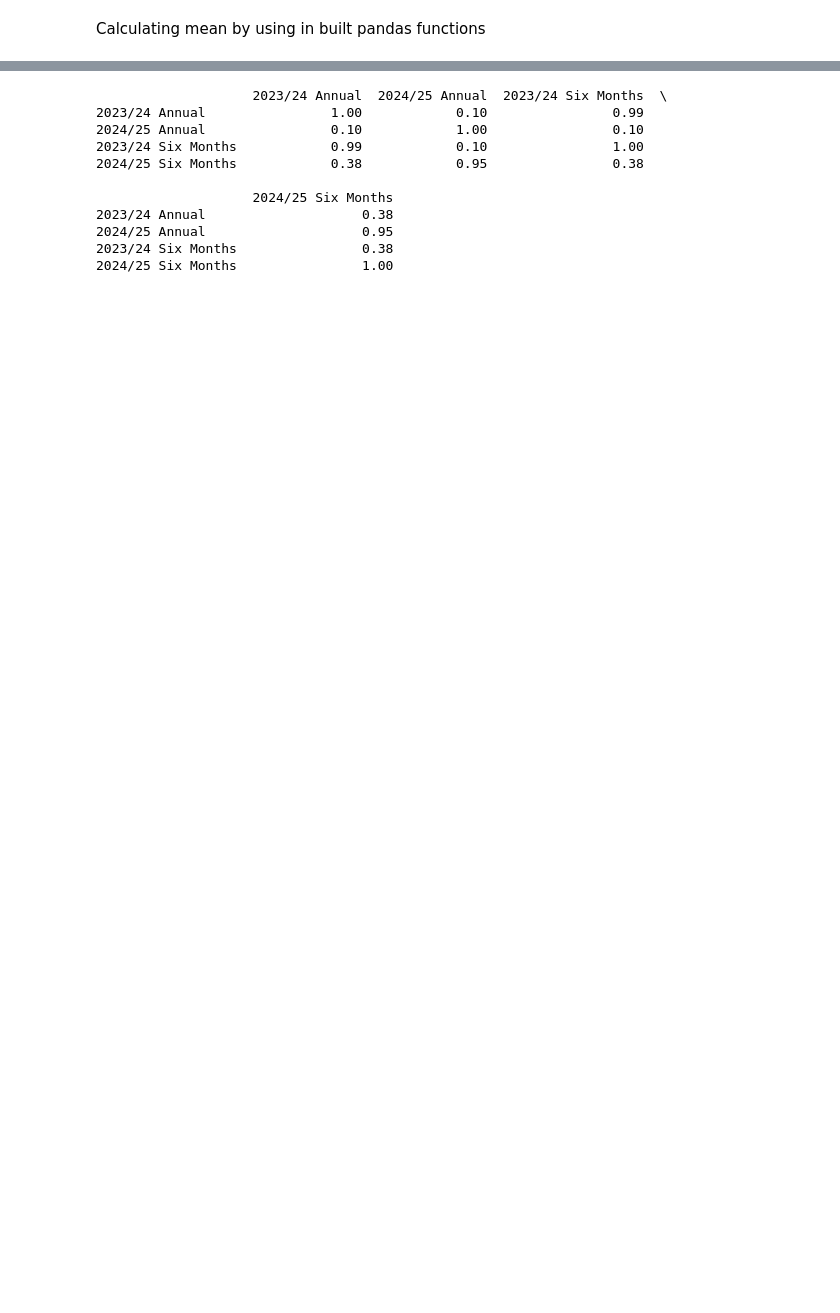
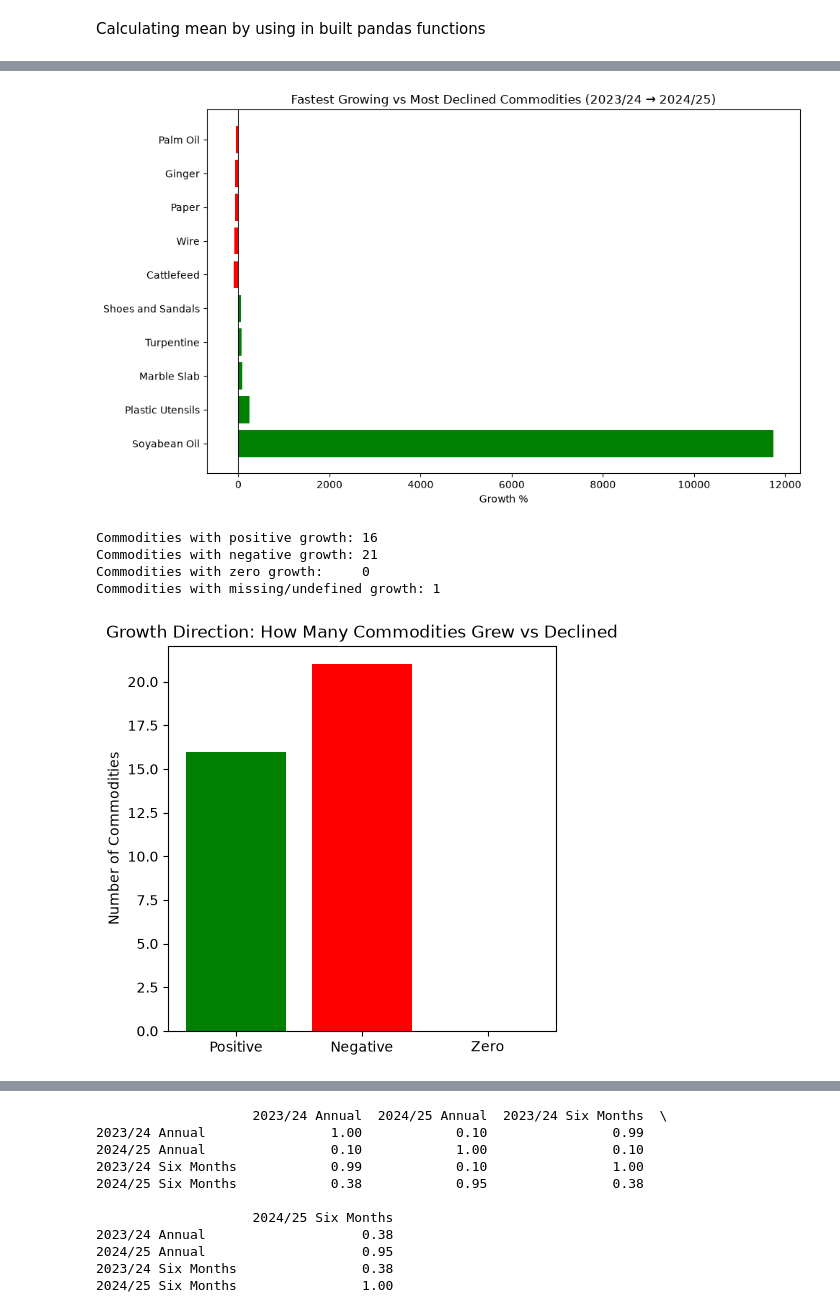
Before and after one commit to mesuvein23/SocrateAI, a Jupyter notebook: project_economics.ipynb, the cells around one changed output, grey strips where cells are left out. Saved outputs shown, nothing was run; the diff lists cells and outputs as text; code cells hidden in the pictures; blank space fills up the shorter version.

```diff
--- a/project_economics.ipynb
+++ b/project_economics.ipynb
@@ -193 +534,68 @@ plt.show()
 [figure]
+# %%
+import matplotlib.pyplot as plt
+
+# 1. GROWTH % — (new - old) / old * 100
+# You already have this from your notebook, but here it is clean:
+df["Growth %"] = (df["2024/25 Annual"] - df["2023/24 Annual"]) / df["2023/24 Annual"] * 100
+
+# Watch out: this will produce inf/NaN if 2023/24 Annual is 0 (e.g. Mustard & Linseed)
+# Replace infinities with NaN so they don't break later calculations
+df["Growth %"] = df["Growth %"].replace([float("inf"), float("-inf")], pd.NA)
+
+print(df[["Commodities", "2023/24 Annual", "2024/25 Annual", "Growth %"]].head())
+
+
+# 2. FASTEST GROWING / MOST DECLINED — sort by Growth %
+fastest_growing = df.sort_values("Growth %", ascending=False).head(5)
+most_declined   = df.sort_values("Growth %", ascending=True).head(5)
+
+print("\nTop 5 Fastest Growing Commodities:")
+print(fastest_growing[["Commodities", "2023/24 Annual", "2024/25 Annual", "Growth %"]])
+
+print("\nTop 5 Most Declined Commodities:")
+print(most_declined[["Commodities", "2023/24 Annual", "2024/25 Annual", "Growth %"]])
+
+# Visualize both together
+top_bottom = pd.concat([fastest_growing, most_declined])
+
+plt.figure(figsize=(10, 6))
+colors = ["green" if x > 0 else "red" for x in top_bottom["Growth %"]]
+plt.barh(top_bottom["Commodities"], top_bottom["Growth %"], color=colors)
+plt.xlabel("Growth %")
+plt.title("Fastest Growing vs Most Declined Commodities (2023/24 → 2024/25)")
+plt.axvline(0, color="black", linewidth=0.8)
+plt.tight_layout()
+plt.show()
+
+
+# 3. POSITIVE VS NEGATIVE GROWTH COUNT — quick health check
+positive_count = (df["Growth %"] > 0).sum()
+negative_count = (df["Growth %"] < 0).sum()
+zero_count     = (df["Growth %"] == 0).sum()
+missing_count  = df["Growth %"].isna().sum()
+
+print(f"\nCommodities with positive growth: {positive_count}")
+print(f"Commodities with negative growth: {negative_count}")
+print(f"Commodities with zero growth:     {zero_count}")
+print(f"Commodities with missing/undefined growth: {missing_count}")
+
+# Visualize as a simple bar
+plt.figure(figsize=(5, 5))
+plt.bar(["Positive", "Negative", "Zero"], [positive_count, negative_count, zero_count],
+        color=["green", "red", "gray"])
+plt.title("Growth Direction: How Many Commodities Grew vs Declined")
+plt.ylabel("Number of Commodities")
+plt.show()
+
+# Or as a pie chart for proportion
+plt.figure(figsize=(6, 6))
+plt.pie(
+    [positive_count, negative_count, zero_count],
+    labels=["Positive Growth", "Negative Growth", "Zero Growth"],
+    autopct="%1.1f%%",
+    colors=["green", "red", "gray"]
+)
+plt.title("Share of Commodities by Growth Direction")
+plt.show()
+# %% [output]
@@ -193,0 +619,6 @@ plt.show()
+[figure, added]
+Commodities with positive growth: 16
+Commodities with negative growth: 21
+Commodities with zero growth:     0
+Commodities with missing/undefined growth: 1
+[figure, added]
```
Also changed, not shown: parts of 47 cells of this notebook.
